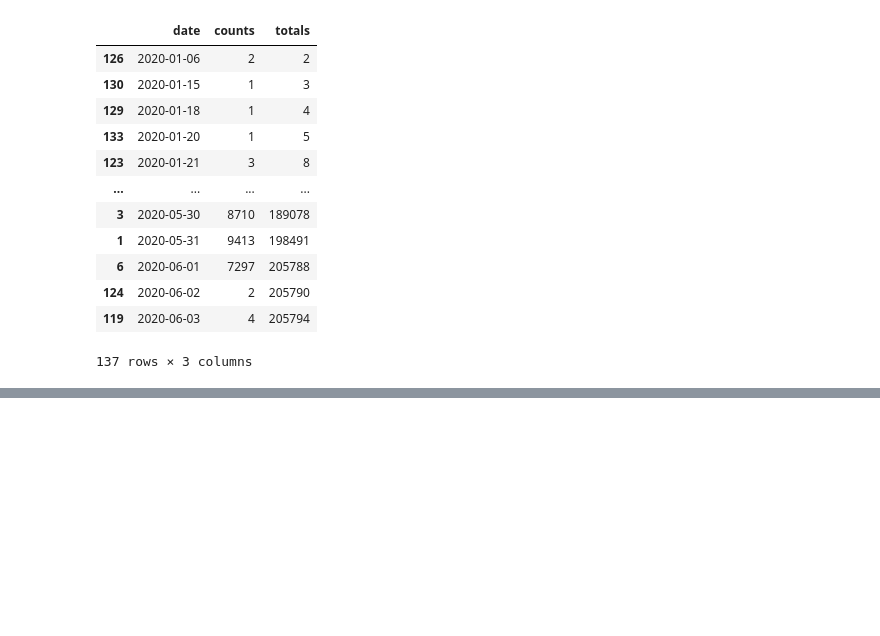
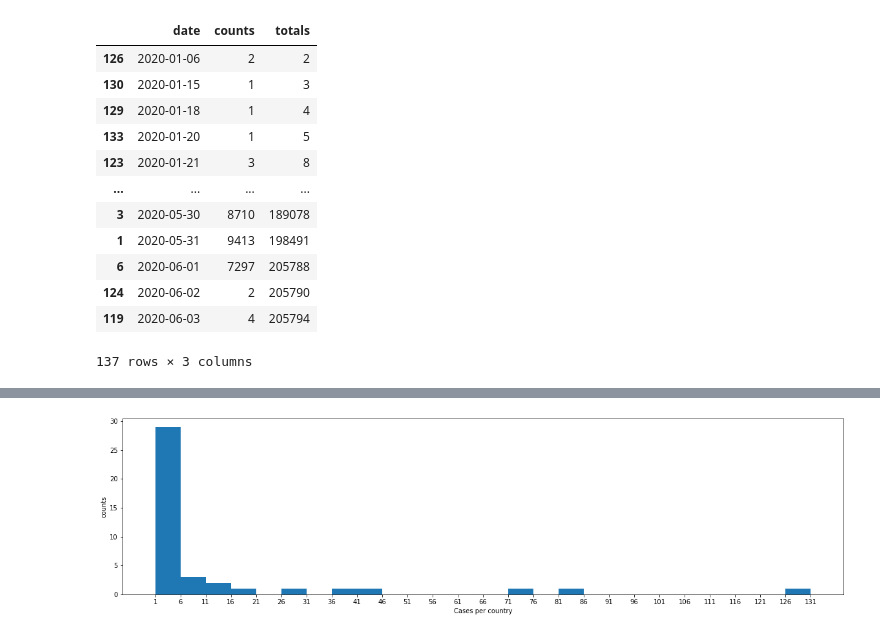
Before and after one commit to HarryPreet/data-mining-459, a Jupyter notebook: milestone1/code/src/eda.ipynb, the cells around one changed output, grey strips where cells are left out. Saved outputs shown, nothing was run; the diff lists cells and outputs as text; code cells hidden in the pictures; blank space fills up the shorter version.

```diff
--- a/milestone1/code/src/eda.ipynb
+++ b/milestone1/code/src/eda.ipynb
@@ -116,0 +150,12 @@ plt.plot(by_day['date'],by_day['totals'])
+# %%
+cases_test=cases_test.drop(labels=0,axis=0)
+cases_test=cases_test.drop(labels=1,axis=0)
+plt.figure(figsize=(20, 5))
+plt.hist(cases_test['counts'],bins=26)
+plt.xticks(np.linspace(1,131,27))
+plt.xlabel('Cases per country')
+plt.ylabel('counts')
+plt.savefig('fig3.png')
+plt.show()
+# %% [output]
+[figure, added]
```
Also changed, not shown: parts of 16 cells of this notebook, 4 other files.
